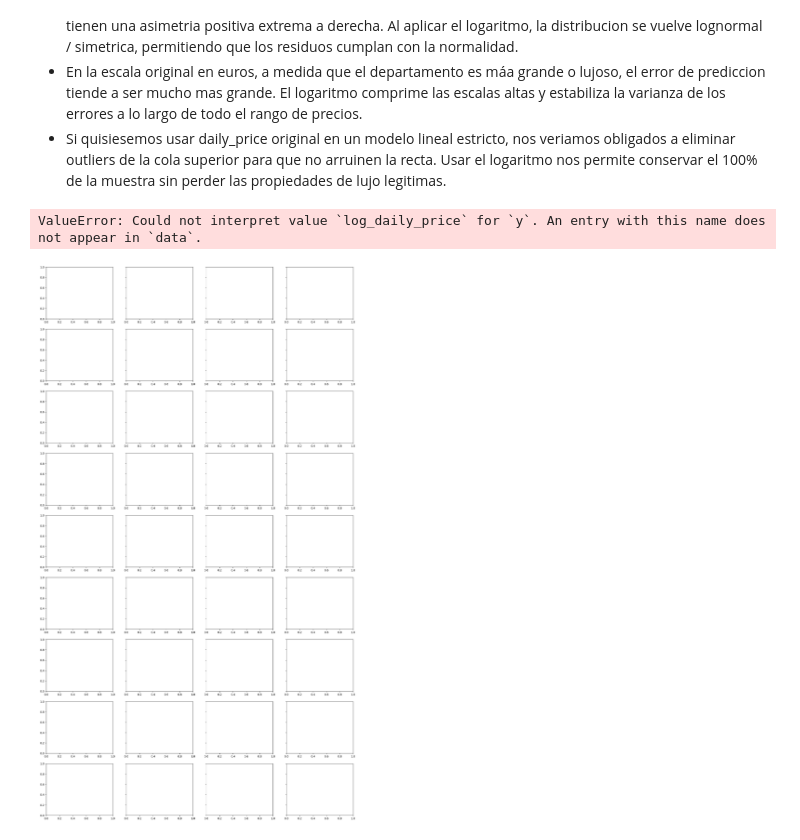
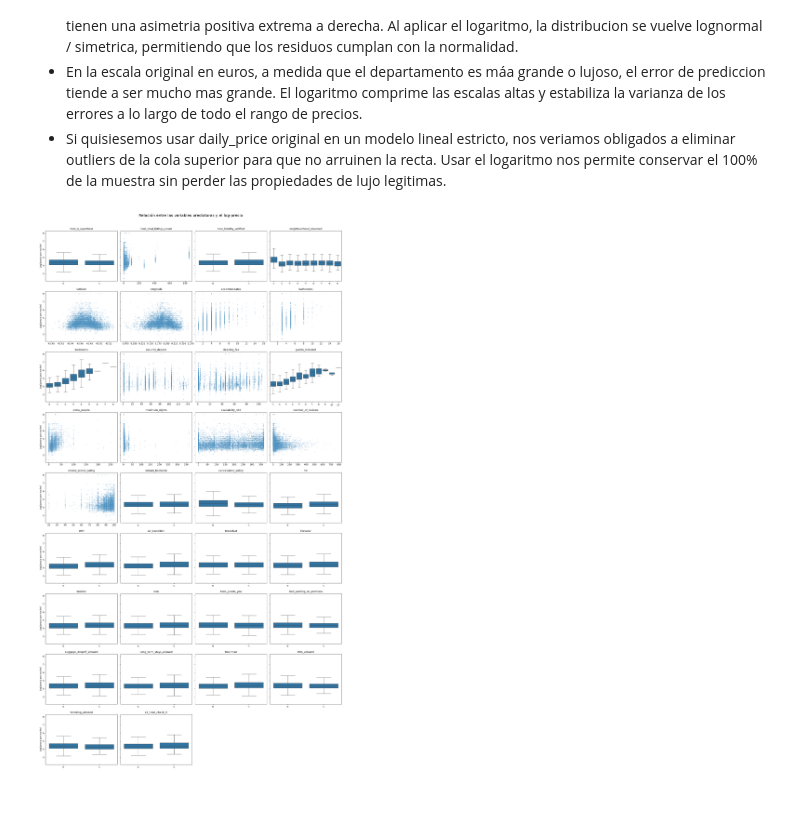
Before and after one commit to santidrelew/tp-mpg, a Jupyter notebook: notebooks/01_EDA.ipynb, the cells around one changed output. Drawn from its saved outputs; the diff is of its cells as text; code cells hidden in the pictures; blank space fills up the shorter version.

```diff
--- a/notebooks/01_EDA.ipynb
+++ b/notebooks/01_EDA.ipynb
@@ -1,10 +1,20 @@
 # %%
-try:
-    import google.colab
-    EN_COLAB = True
-except ImportError:
-    EN_COLAB = False
+from pathlib import Path
 
-if EN_COLAB:
-    !git clone https://github.com/santidrelew/tp-mpg.git
-    %cd tp-mpg
+PROJECT_DIR = Path.cwd()
+if not (PROJECT_DIR / "data" / "raw" / "milan_airbnb.csv").is_file():
+    if (PROJECT_DIR.parent / "data" / "raw" / "milan_airbnb.csv").is_file():
+        PROJECT_DIR = PROJECT_DIR.parent
+    elif (PROJECT_DIR / "tp-mpg" / "data" / "raw" / "milan_airbnb.csv").is_file():
+        PROJECT_DIR = PROJECT_DIR / "tp-mpg"
+    elif str(PROJECT_DIR) == "/content":
+        !git clone https://github.com/santidrelew/tp-mpg.git
+        PROJECT_DIR = PROJECT_DIR / "tp-mpg"
+
+RAW_DATA_PATH = PROJECT_DIR / "data" / "raw" / "milan_airbnb.csv"
+if not RAW_DATA_PATH.is_file():
+    raise FileNotFoundError(f"No se encontró el CSV crudo: {RAW_DATA_PATH}")
+
+# Activar solo si se quieren generar los archivos derivados de este EDA.
+EXPORTAR_CSV = False
+DIRECTORIO_EXPORTACION = PROJECT_DIR / "data" / "exportaciones_eda"
@@ -29,7 +35,5 @@ from scipy import stats
 # %% [markdown]
 ## **1.1 - CARGA DEL DATASET**
 # %%
-RAW_DATA_PATH = kagglehub.dataset_download("antoniokaggle/milan-airbnb-open-data-only-entire-apartments")
-
-print("Path to dataset files:", RAW_DATA_PATH)
+print(f"Archivo de entrada: {RAW_DATA_PATH.relative_to(PROJECT_DIR)}")
 # %% [output]
@@ -38,5 +41,5 @@ Path to dataset files: /kaggle/input/milan-airbnb-open-data-only-entire-apartmen
 # %%
-df_raw = pd.read_csv(Path(RAW_DATA_PATH) / "Airbnb_Milan.csv", index_col=0)
+df_raw = pd.read_csv(RAW_DATA_PATH, index_col=0)
 pd.set_option('display.max_columns', len(df_raw.columns)) # Para ver todas las columnas
 pd.set_option('display.max_rows', 100)
 df_raw
@@ -808,7 +814,8 @@ POR QUE HACEMOS ESTA TRANSFORMACION?
 target = "log_daily_price"
 
 # Excluir los targets
-features = df_raw.columns.drop(["daily_price", "log_daily_price"])
+df[target] = np.log1p(df["daily_price"])
+features = df.columns.drop(["daily_price", target])
 
 # Configuración de la grilla
 n_cols = 4
@@ -841,35 +848,34 @@ for ax, col in zip(axes, features):
         )
         ax.tick_params(axis="x", rotation=45)
 
     else:
         sns.scatterplot(
             data=df,
             x=col,
             y=target,
             alpha=0.2,
             s=12,
             ax=ax
         )
 
     ax.set_title(col, fontsize=12)
     ax.set_xlabel("")
     ax.set_ylabel("Log(precio por noche)")
 
 # Eliminar ejes sobrantes
 for ax in axes[len(features):]:
     ax.remove()
 
 fig.suptitle(
     "Relación entre las variables predictoras y el log-precio",
     fontsize=18,
     y=1.01
 )
 
 plt.tight_layout()
 plt.show()
 # %% [output]
-ValueError: Could not interpret value `log_daily_price` for `y`. An entry with this name does not appear in `data`.
-[figure, old version]
+[figure, new version]
 # %%
 # Antes de tomar la muestra cambiamos el nombre de la variable 24_hour_check_in
 # porque al tener un número adelante no lo toma bien en la formula para el OLS.
```
Also changed, not shown: parts of 11 cells of this notebook, 5 other files.
